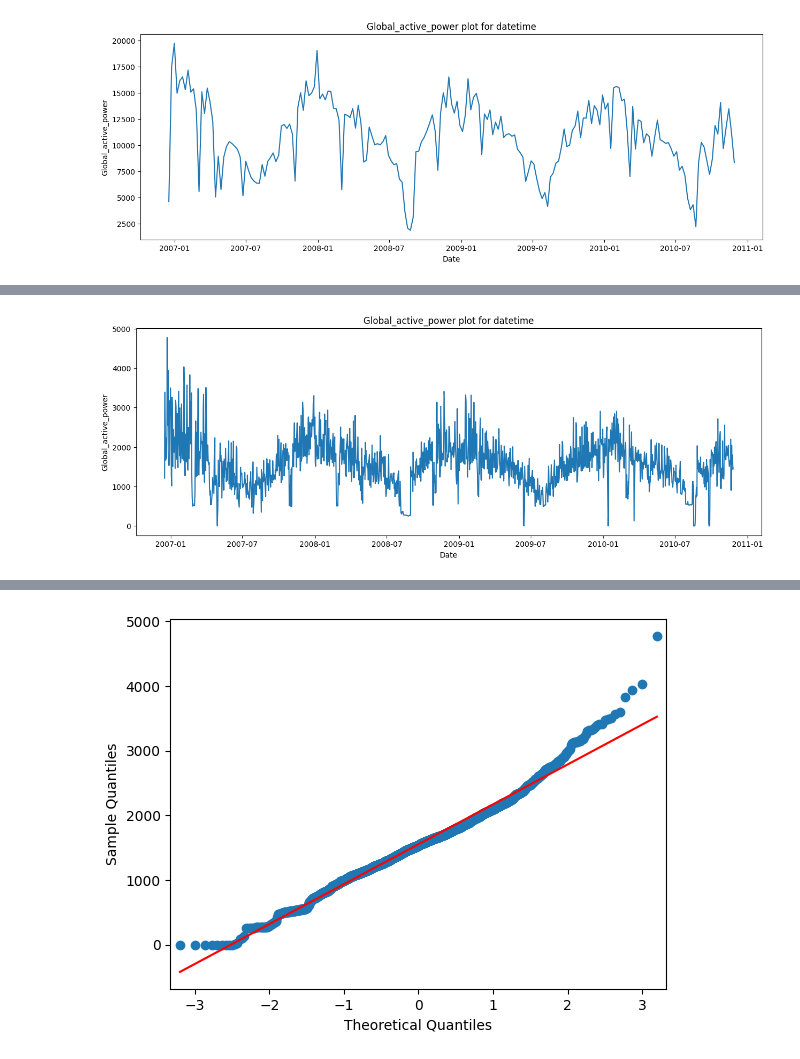
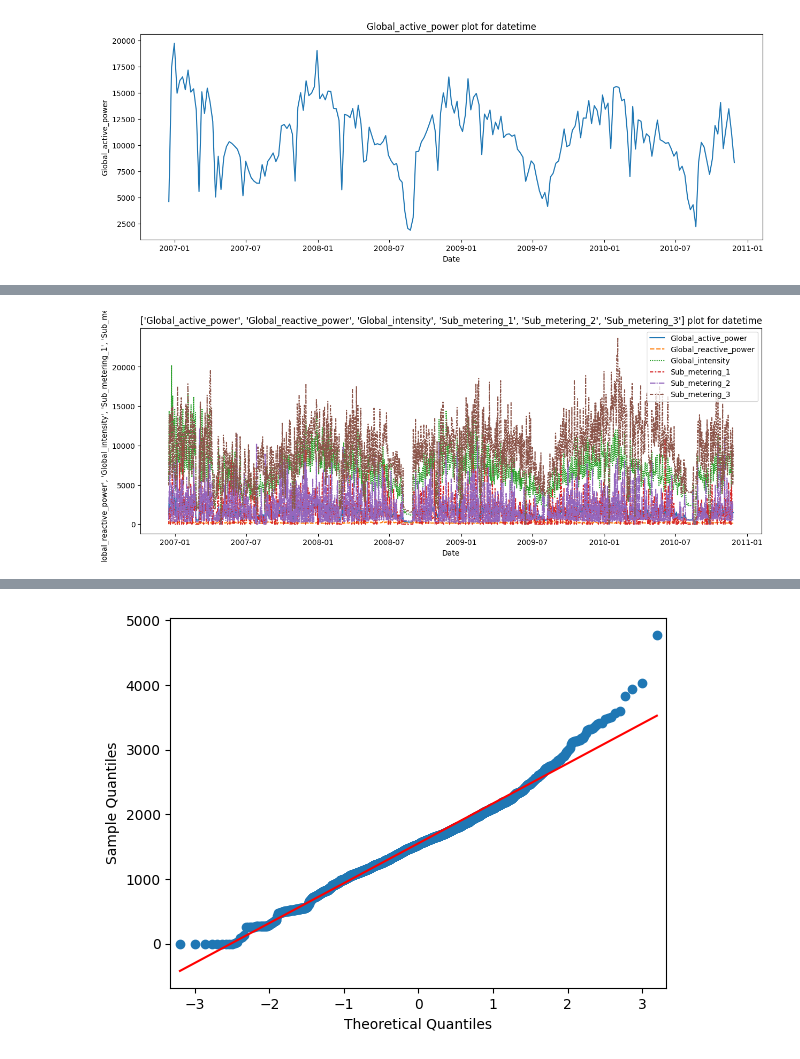
Before and after one commit to sarrabenyahia/ML-DL-time-series, a Jupyter notebook: src/notebook.ipynb, the cells around one changed output, grey strips where cells are left out. Drawn from its saved outputs; the diff is of its cells as text; code cells hidden in the pictures.

```diff
--- a/src/notebook.ipynb
+++ b/src/notebook.ipynb
@@ -183 +182,5 @@ sys. append
+# %%
+TARGET = 'Global_active_power'
+dataplot_daily = DataPlotter(daily_data)
+dataplot_weekly = DataPlotter(weekly_data)
 # %%
@@ -202,6 +196,6 @@ plot_data(daily_data.loc[mask], 'Global_active_power')
 # %%
 # Suppression de la feature voltage et year pour observer les autres features
-suppressed_data = daily_data.drop(columns=['Voltage','year'])
-plot_data(suppressed_data, 'Global_active_power')
+cols = list(daily_data.columns)
+dataplot_daily.plotTS([i for i in cols if i not in ['Voltage','year','day','month']])
 # %% [output]
-[figure, old version]
+[figure, new version]
```
Also changed, not shown: parts of 13 cells of this notebook, 1 other file.
